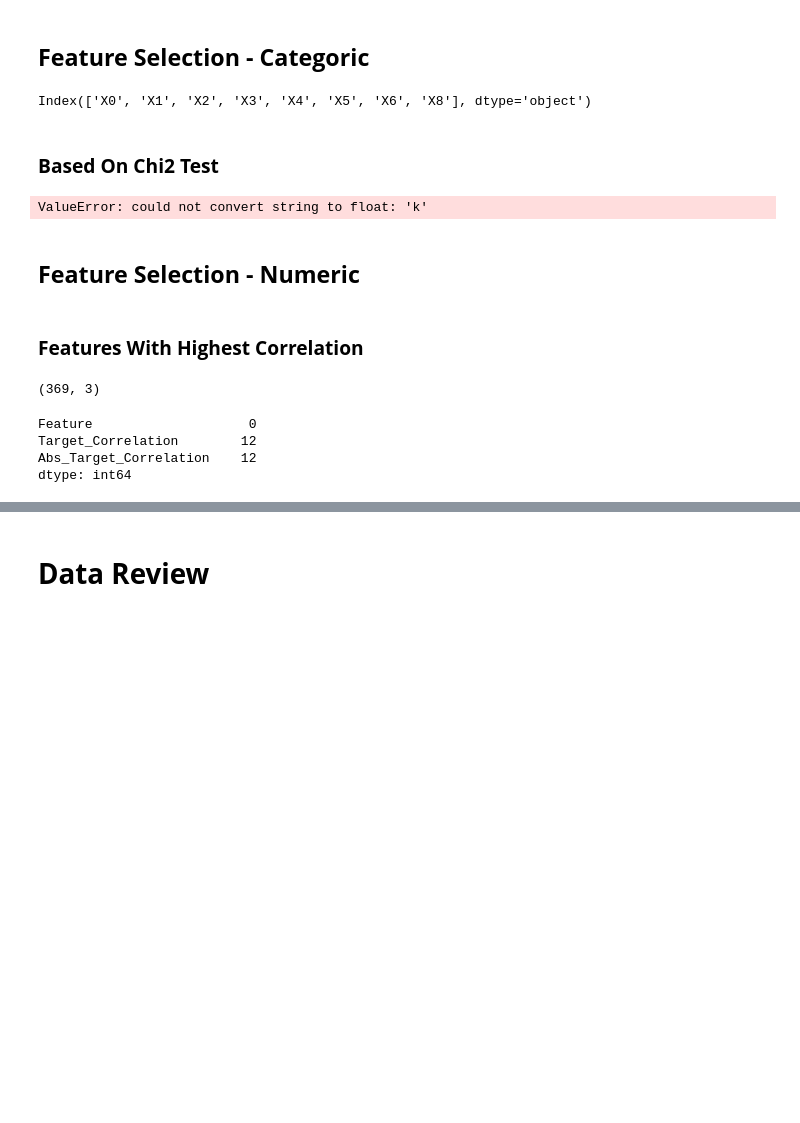
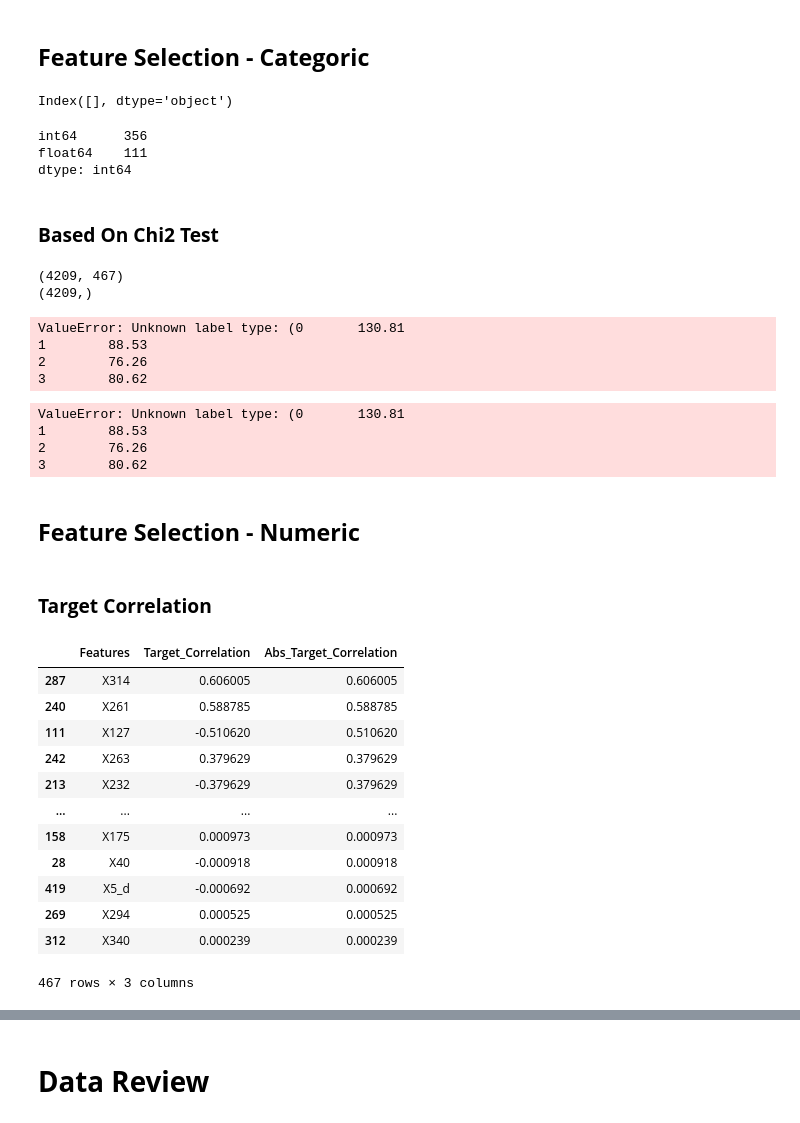
Before and after one commit to akshayyewle/Machine-Learning, a Jupyter notebook: 01 Mercedes Benz Greener Manufacturing/Project File R00.ipynb, the cells around one changed output, grey strips where cells are left out. Cells and saved outputs as stored; diff of their text form; code cells hidden in the pictures; blank space fills up the shorter version.

```diff
--- a/01 Mercedes Benz Greener Manufacturing/Project File R00.ipynb
+++ b/01 Mercedes Benz Greener Manufacturing/Project File R00.ipynb
@@ -597,40 +628,68 @@ x_train_NUM.head()
 ## **Feature Selection - Categoric**
 # %%
 # Identify Categoric Features
-train_final.select_dtypes('category').columns
+x_train_CAT.select_dtypes('category').columns
 # %% [output]
-Index(['X0', 'X1', 'X2', 'X3', 'X4', 'X5', 'X6', 'X8'], dtype='object')
+Index([], dtype='object')
+# %%
+x_train_CAT.dtypes.value_counts()
+# %% [output]
+int64      356
+float64    111
+dtype: int64
 # %% [markdown]
 ### **Based On Chi2 Test**
+# %%
+print(x_train_CAT.shape)
+print(y_train.shape)
+# %% [output]
+(4209, 467)
+(4209,)
+# %%
+from sklearn.feature_selection import chi2
+chi2(x_train_CAT,y_train)
+# %% [output]
+ValueError: Unknown label type: (0       130.81
+1        88.53
+2        76.26
+3        80.62
 # %%
 from sklearn.feature_selection import chi2
 
-Chi2_Test_Summary_Features = train.select_dtypes('category').columns
-Chi2_Test_Summary_Score = chi2(train.select_dtypes('category'),train['y'])[0]
-Chi2_Test_Summary_P_Value = chi2(train.select_dtypes('category'),train['y'])[1]
+Chi2_Test_Summary_Features = x_train_CAT.columns
+Chi2_Test_Summary_Score = chi2(x_train_CAT,y_train)[0]
+Chi2_Test_Summary_P_Value = chi2(x_train_CAT,y_train)[1]
 
 Chi2_Test_Summary = pd.DataFrame({'Features':Chi2_Test_Summary_Features,'Chi_Score':Chi2_Test_Summary_Score,
                                 'P_Value':Chi2_Test_Summary_P_Value}).sort_values('Chi_Score',ascending=False)
 Chi2_Test_Summary
 # %% [output]
-ValueError: could not convert string to float: 'k'
+ValueError: Unknown label type: (0       130.81
+1        88.53
+2        76.26
+3        80.62
 # %% [markdown]
 ## **Feature Selection - Numeric**
 # %% [markdown]
-### **Features With Highest Correlation**
+### **Target Correlation**
 # %%
-Feature_Corr_Table = train_final.select_dtypes('number').corr().loc[:,['y']].reset_index().sort_values('y',ascending=False)
-Feature_Corr_Table.rename(columns={'index':'Feature','y':'Target_Correlation'},inplace=True)
-Feature_Corr_Table['Abs_Target_Correlation'] = Feature_Corr_Table['Target_Correlation'].apply(lambda x: abs(x))
-Feature_Corr_Table.sort_values('Abs_Target_Correlation',ascending=False,inplace=True)
-Feature_Corr_Table.drop(Feature_Corr_Table[Feature_Corr_Table['Feature']=='y'].index,axis=0,inplace=True)
-print(Feature_Corr_Table.shape)
+FS_Summary_01 = pd.concat([x_train_CAT,y_train],axis=1).corr().loc[:,['y']].reset_index().sort_values('y',ascending=False)
+FS_Summary_01.rename(columns={'index':'Features','y':'Target_Correlation'},inplace=True)
+FS_Summary_01['Abs_Target_Correlation'] = FS_Summary_01['Target_Correlation'].apply(lambda x: abs(x))
+FS_Summary_01.sort_values('Abs_Target_Correlation',ascending=False,inplace=True)
+FS_Summary_01.drop(FS_Summary_01[FS_Summary_01['Features']=='y'].index,axis=0,inplace=True)
+FS_Summary_01
 # %% [output]
+|  | Features | Target_Correlation | Abs_Target_Correlation |
+| 287 | X314 | 0.606005 | 0.606005 |
+| 240 | X261 | 0.588785 | 0.588785 |
+| 111 | X127 | -0.510620 | 0.510620 |
+| 242 | X263 | 0.379629 | 0.379629 |
+| 213 | X232 | -0.379629 | 0.379629 |
+| ... | ... | ... | ... |
+| 158 | X175 | 0.000973 | 0.000973 |
+| 28 | X40 | -0.000918 | 0.000918 |
+| 419 | X5_d | -0.000692 | 0.000692 |
+| 269 | X294 | 0.000525 | 0.000525 |
+| 312 | X340 | 0.000239 | 0.000239 |
-(369, 3)
+467 rows × 3 columns
-# %%
-Feature_Corr_Table.isna().sum()
-# %% [output]
-Feature                    0
-Target_Correlation        12
-Abs_Target_Correlation    12
-dtype: int64
```
Also changed, not shown: parts of 30 cells of this notebook, 1 other file.
